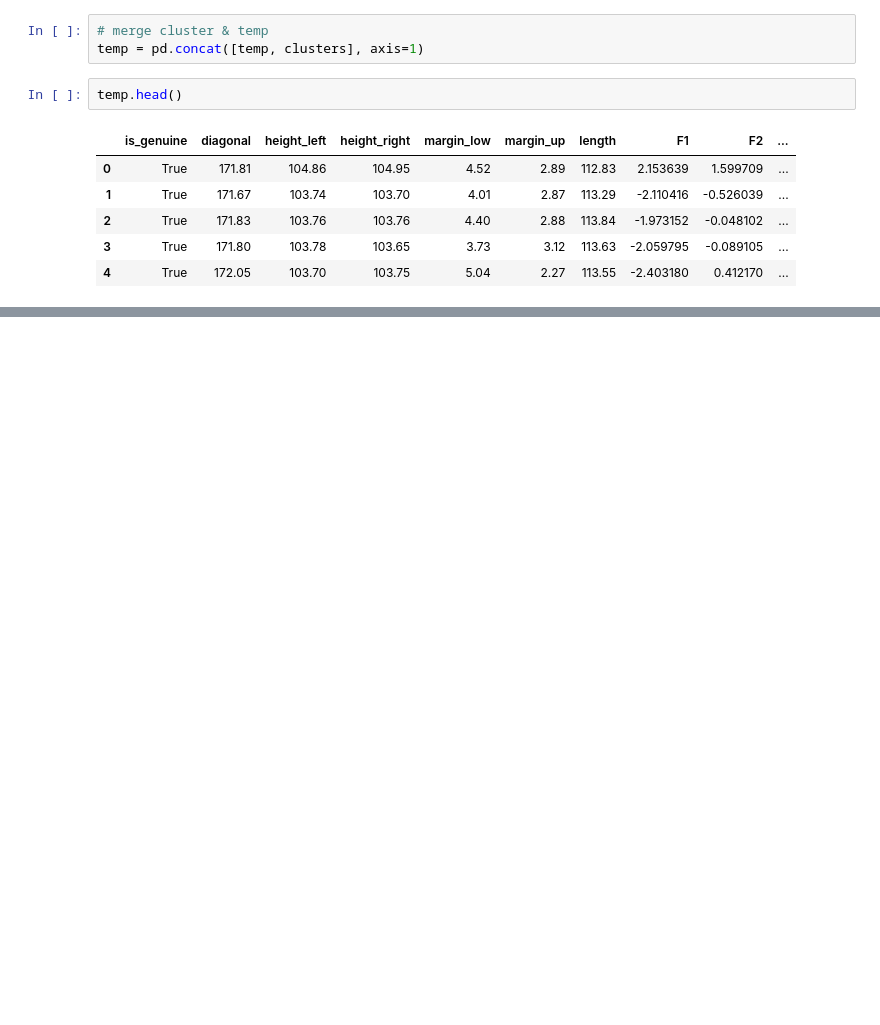
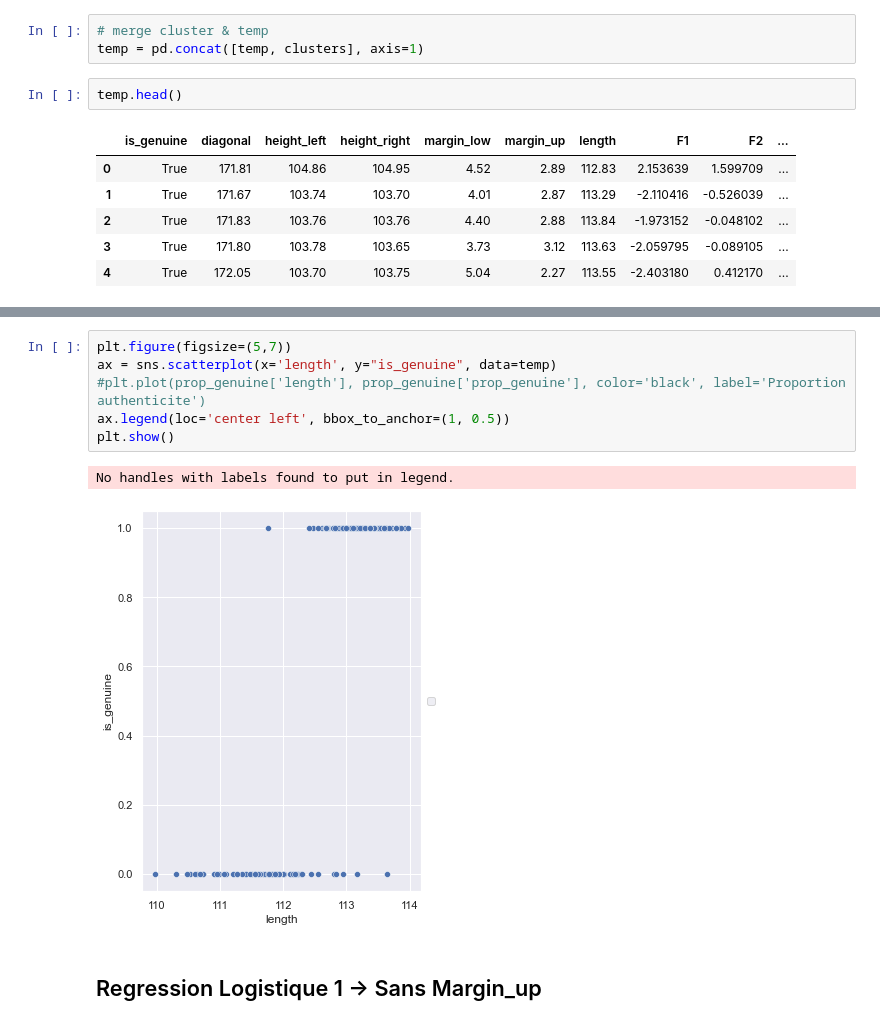
Before and after one commit to TheoChastrePradat/P6_Detection_Faux_Billets, a Jupyter notebook: P6_01_code.ipynb, the cells around one changed output, grey strips where cells are left out. Saved outputs shown, nothing was run; the diff lists cells and outputs as text; blank space fills up the shorter version.

```diff
--- a/P6_01_code.ipynb
+++ b/P6_01_code.ipynb
@@ -689,0 +673,11 @@ prop.head()
+# %%
+plt.figure(figsize=(5,7))
+ax = sns.scatterplot(x='length', y="is_genuine", data=temp)
+#plt.plot(prop_genuine['length'], prop_genuine['prop_genuine'], color='black', label='Proportion authenticite')
+ax.legend(loc='center left', bbox_to_anchor=(1, 0.5))
+plt.show()
+# %% [output]
+No handles with labels found to put in legend.
+[figure, added]
+# %% [markdown]
+## Regression Logistique 1 -> Sans Margin_up
```
Also changed, not shown: parts of 83 cells of this notebook.
